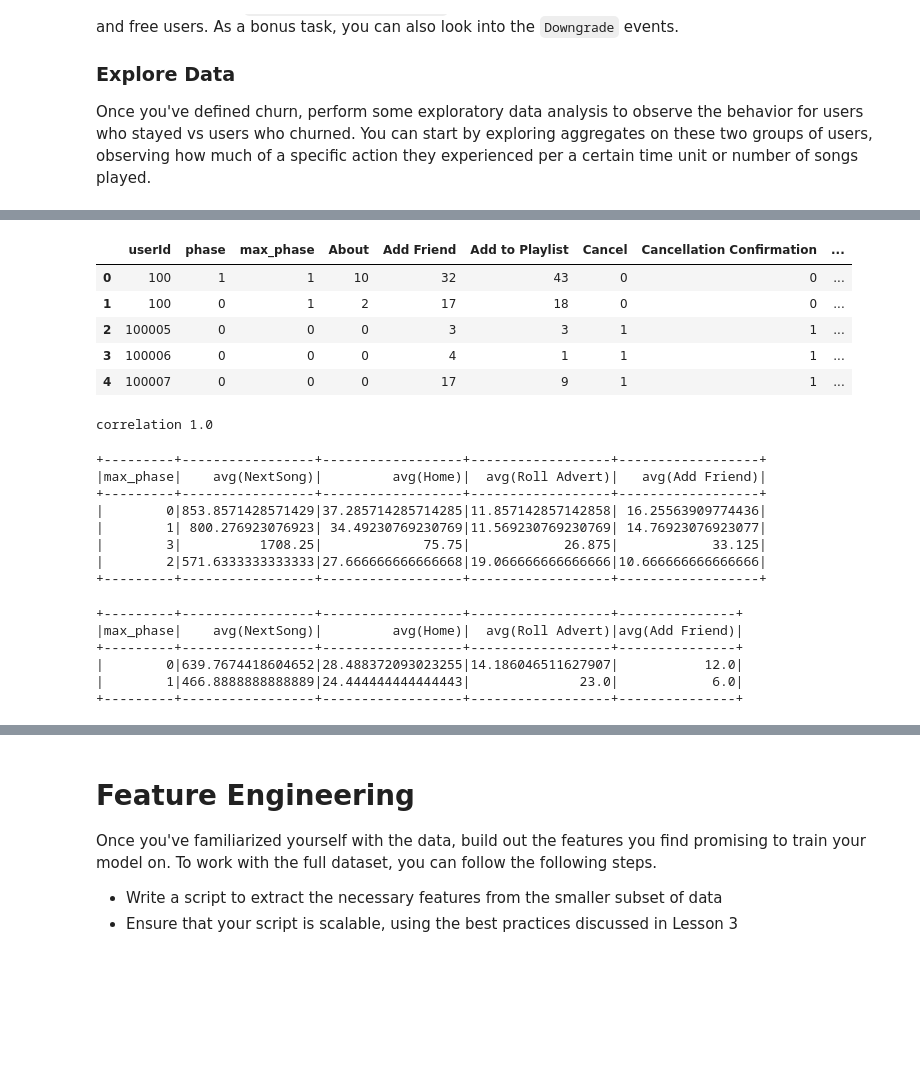
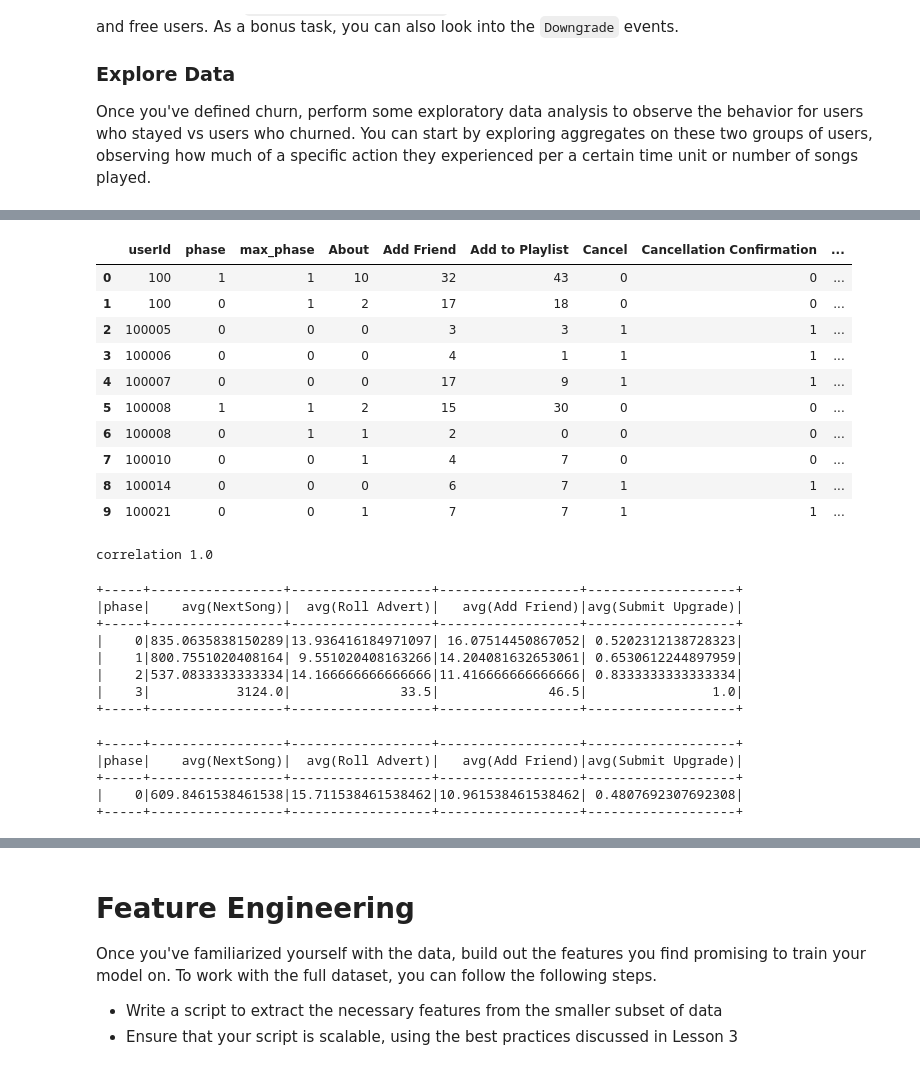
Before and after one commit to Olek-ua/Sparkify_Project, a Jupyter notebook: Sparkify.ipynb, the cells around one changed output, grey strips where cells are left out. Drawn from its saved outputs; the diff is of its cells as text; code cells hidden in the pictures; blank space fills up the shorter version.

```diff
--- a/Sparkify.ipynb
+++ b/Sparkify.ipynb
@@ -131,5 +158,5 @@ explore_df = base_df.groupBy(['userId', 'phase', 'max_phase']) \
 explore_df = explore_df.fillna(0)
 # %%
 # Let's see
-ps.DataFrame(explore_df).head(5)
+ps.DataFrame(explore_df).head(10)
 # %% [output]
@@ -140,9 +167,14 @@ ps.DataFrame(explore_df).head(5)
 |  | userId | phase | max_phase | About | Add Friend | Add to Playlist | Cancel | Cancellation Confirmation | ... |
 | 0 | 100 | 1 | 1 | 10 | 32 | 43 | 0 | 0 | ... |
 | 1 | 100 | 0 | 1 | 2 | 17 | 18 | 0 | 0 | ... |
 | 2 | 100005 | 0 | 0 | 0 | 3 | 3 | 1 | 1 | ... |
 | 3 | 100006 | 0 | 0 | 0 | 4 | 1 | 1 | 1 | ... |
 | 4 | 100007 | 0 | 0 | 0 | 17 | 9 | 1 | 1 | ... |
+| 5 | 100008 | 1 | 1 | 2 | 15 | 30 | 0 | 0 | ... |
+| 6 | 100008 | 0 | 1 | 1 | 2 | 0 | 0 | 0 | ... |
+| 7 | 100010 | 0 | 0 | 1 | 4 | 7 | 0 | 0 | ... |
+| 8 | 100014 | 0 | 0 | 0 | 6 | 7 | 1 | 1 | ... |
+| 9 | 100021 | 0 | 0 | 1 | 7 | 7 | 1 | 1 | ... |
 # %%
 # As we can see Cancel events and Cancellation Confirmation are 100% correlated
 # therefore later in modelling stage we will use only 'Cancellation Confirmation' as target variable and exlude Cancel
@@ -150,32 +182,32 @@ print('correlation', explore_df.stat.corr('Cancellation Confirmation', 'Cancel')
 # %% [output]
 correlation 1.0
 # %%
-active_users = explore_df.filter(explore_df["Cancellation Confirmation"] == 0).groupBy(['max_phase']).agg(F.avg(F.col("NextSong")), \
-                                                                                           F.avg(F.col("Home")), \
+active_users = explore_df.filter(explore_df["Cancellation Confirmation"] == 0).groupBy(['phase']).agg(F.avg(F.col("NextSong")), \
                                                                                            F.avg(F.col("Roll Advert")), \
-                                                                                           F.avg(F.col("Add Friend")))
+                                                                                           F.avg(F.col("Add Friend")),
+                                                                                           F.avg(F.col("Submit Upgrade")))
 
+active_users = active_users.sort(['phase'])
 active_users.show()
 # %% [output]
-+---------+-----------------+------------------+------------------+------------------+
-|max_phase|    avg(NextSong)|         avg(Home)|  avg(Roll Advert)|   avg(Add Friend)|
-+---------+-----------------+------------------+------------------+------------------+
-|        0|853.8571428571429|37.285714285714285|11.857142857142858| 16.25563909774436|
-|        1| 800.276923076923| 34.49230769230769|11.569230769230769| 14.76923076923077|
-|        3|          1708.25|             75.75|            26.875|            33.125|
-|        2|571.6333333333333|27.666666666666668|19.066666666666666|10.666666666666666|
-+---------+-----------------+------------------+------------------+------------------+
++-----+-----------------+------------------+------------------+-------------------+
+|phase|    avg(NextSong)|  avg(Roll Advert)|   avg(Add Friend)|avg(Submit Upgrade)|
++-----+-----------------+------------------+------------------+-------------------+
+|    0|835.0635838150289|13.936416184971097| 16.07514450867052| 0.5202312138728323|
+|    1|800.7551020408164| 9.551020408163266|14.204081632653061| 0.6530612244897959|
+|    2|537.0833333333334|14.166666666666666|11.416666666666666| 0.8333333333333334|
+|    3|           3124.0|              33.5|              46.5|                1.0|
++-----+-----------------+------------------+------------------+-------------------+
 # %%
-cancelled_users = explore_df.filter(explore_df["Cancellation Confirmation"] == 1).groupBy(['max_phase']).agg(F.avg(F.col("NextSong")), \
-                                                                                           F.avg(F.col("Home")), \
+cancelled_users = explore_df.filter(explore_df["Cancellation Confirmation"] == 1).groupBy(['phase']).agg(F.avg(F.col("NextSong")), \
                                                                                            F.avg(F.col("Roll Advert")),\
-                                                                                           F.avg(F.col("Add Friend")))
-
+                                                                                           F.avg(F.col("Add Friend")),
+                                                                                           F.avg(F.col("Submit Upgrade")))
+cancelled_users = cancelled_users.sort(['phase'])
 cancelled_users.show()
 # %% [output]
-+---------+-----------------+------------------+------------------+---------------+
-|max_phase|    avg(NextSong)|         avg(Home)|  avg(Roll Advert)|avg(Add Friend)|
-+---------+-----------------+------------------+------------------+---------------+
-|        0|639.7674418604652|28.488372093023255|14.186046511627907|           12.0|
-|        1|466.8888888888889|24.444444444444443|              23.0|            6.0|
-+---------+-----------------+------------------+------------------+---------------+
++-----+-----------------+------------------+------------------+-------------------+
+|phase|    avg(NextSong)|  avg(Roll Advert)|   avg(Add Friend)|avg(Submit Upgrade)|
++-----+-----------------+------------------+------------------+-------------------+
+|    0|609.8461538461538|15.711538461538462|10.961538461538462| 0.4807692307692308|
++-----+-----------------+------------------+------------------+-------------------+
```
Also changed, not shown: parts of 29 cells of this notebook.
